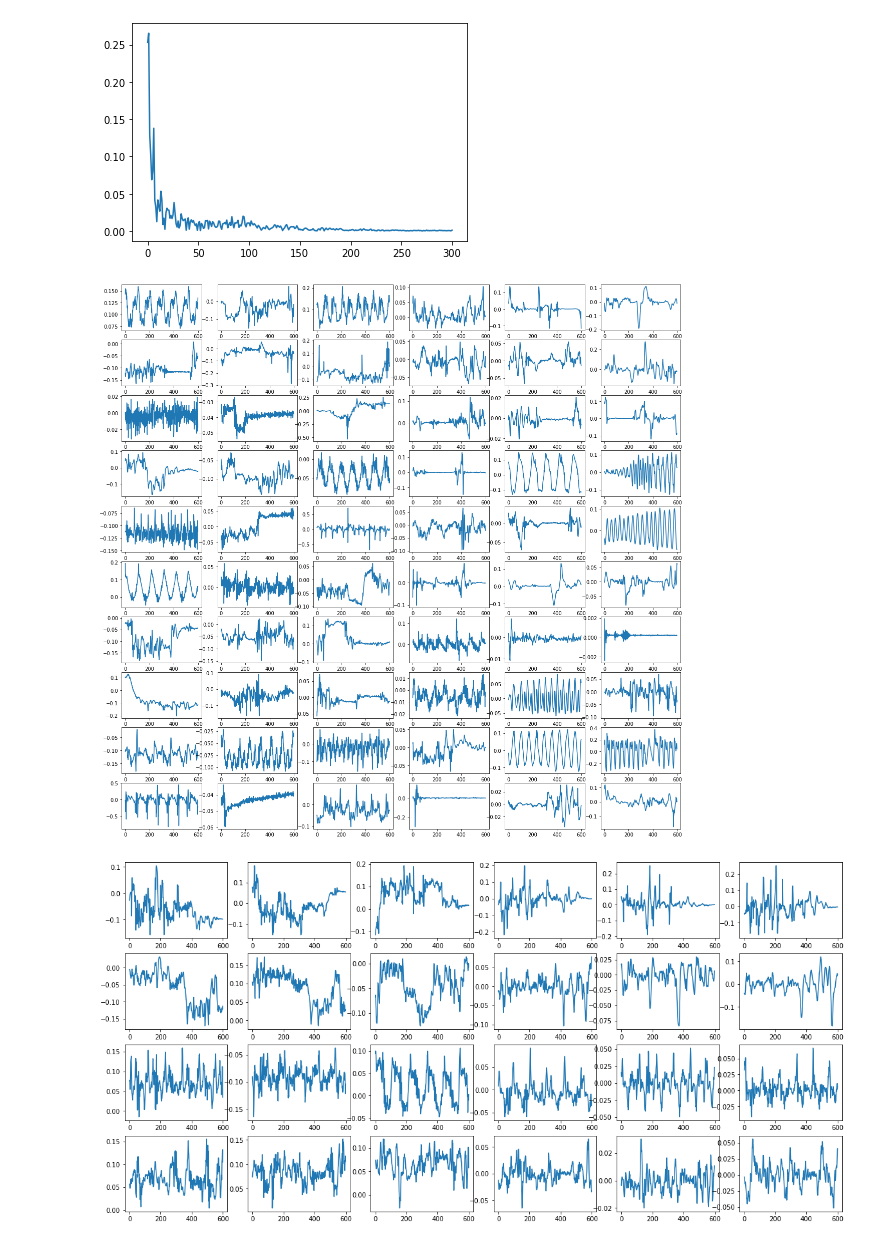
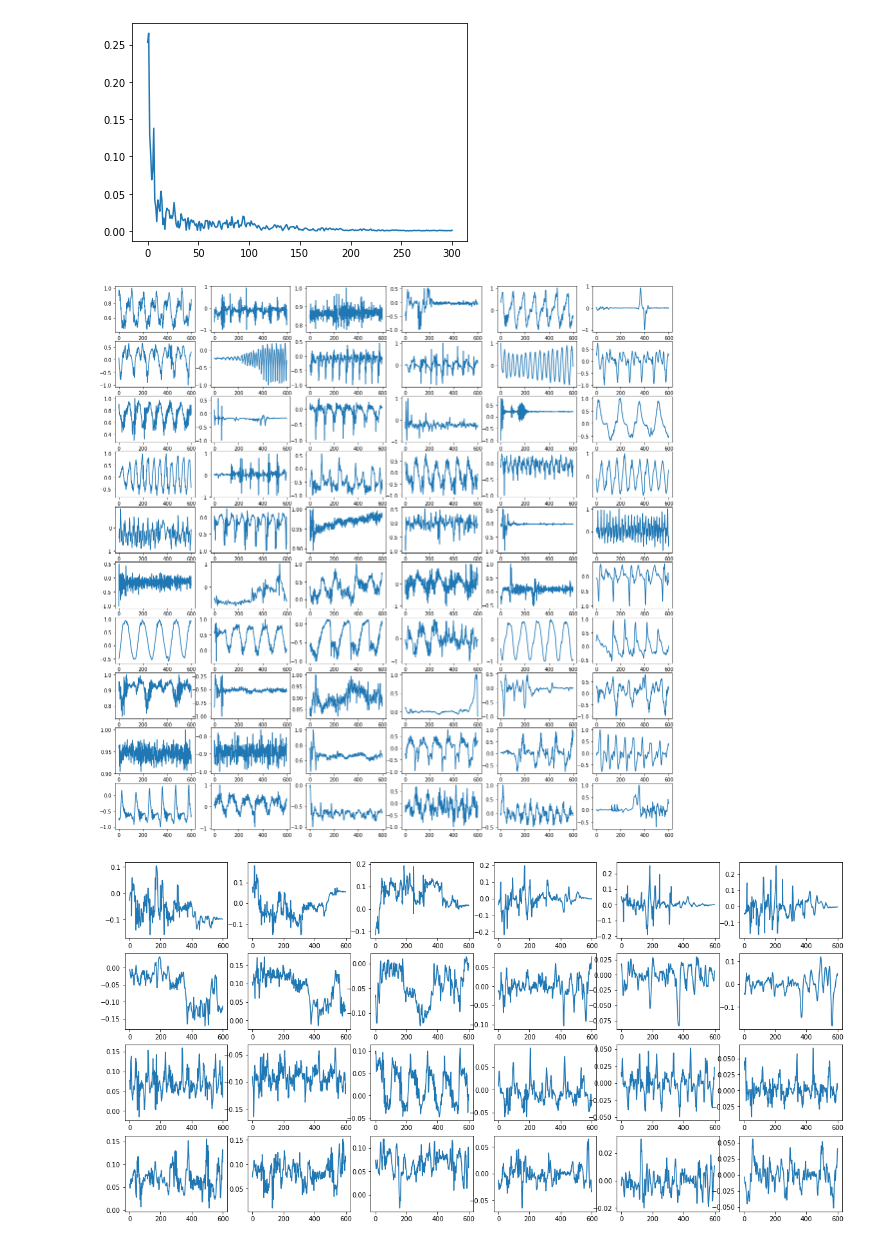
Before and after one commit to 100jy/dacon_workout-signal-classification, a Jupyter notebook: 데이콘_운동동작_분류.ipynb, the cells around one changed output. Saved outputs shown, nothing was run; the diff lists cells and outputs as text; code cells hidden in the pictures.

```diff
--- a/데이콘_운동동작_분류.ipynb
+++ b/데이콘_운동동작_분류.ipynb
@@ -40,3 +40,6 @@ import matplotlib.pyplot as plt
 import os
 from pytorch_lightning.callbacks import ModelCheckpoint,EarlyStopping
 os.chdir('/content/drive/MyDrive/데이콘')
+# %%
+train_df=pd.read_csv('train_features.csv')
+train_df.values.max(axis=1).shape
@@ -50,11 +55,22 @@ def get_data():
   train_labels_df = pd.get_dummies(train_labels_df)
 
   #scaling
-  max_val = train_df.max(axis=0)
-  train_df =  train_df/max_val
-  test = test/max_val
+  eps = 1e-5
+  '''
+  train_val = train_df.values.reshape(-1,600,8)
+  max_val = np.abs(train_val).max(axis=1, keepdims=True) + eps
+  train_val /=  max_val
 
+  test_val = test.values.reshape(-1,600,8)
+  max_val = np.abs(test_val).max(axis=1, keepdims=True) + eps
+  test.iloc[:,:] = (test_val/max_val).reshape(-1,8)
+  '''
   train_val = train_df.values.reshape(-1,600,8)
+  max_val = np.abs(train_val).max(axis=0, keepdims=True) + eps
+  train_val /=  max_val
+
+  test_val = test.values.reshape(-1,600,8)
+  test.iloc[:,:] = (test_val/max_val).reshape(-1,8)
 
   return train_val, train_labels_df['label'], test
 
@@ -78,16 +94,17 @@ torch.Size([301])
 # %%
 n_rows = 10
 n_cols = 6
 
+mask =  (train_labels != 26)
 plt.figure(figsize=(20,20))
 for row in range(n_rows):
   for col in range(n_cols):
     index = n_cols * row + col
     plt.subplot(n_rows, n_cols, index + 1)
-    plt.plot(train[index,:,col+2])
+    plt.plot(train[mask][index,:,col+2])
 plt.show()
 # %% [output]
-[figure, old version]
+[figure, new version]
 # %%
 n_rows = 4
 n_cols = 6
```
Also changed, not shown: parts of 15 cells of this notebook.
